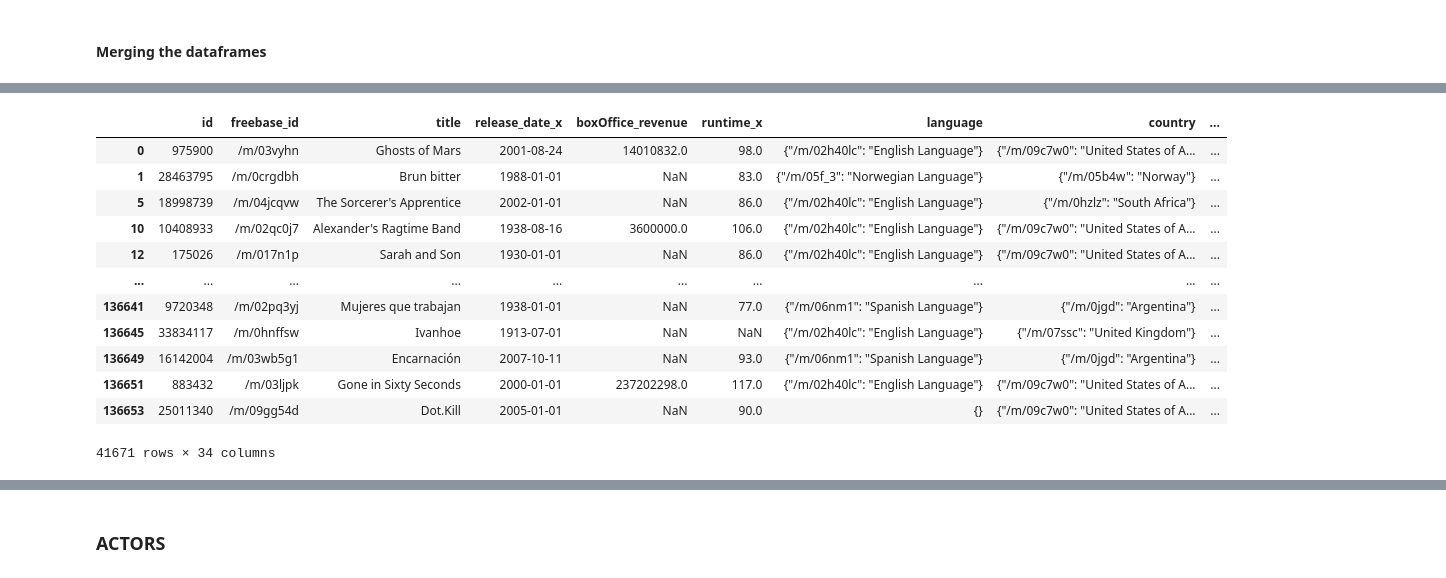
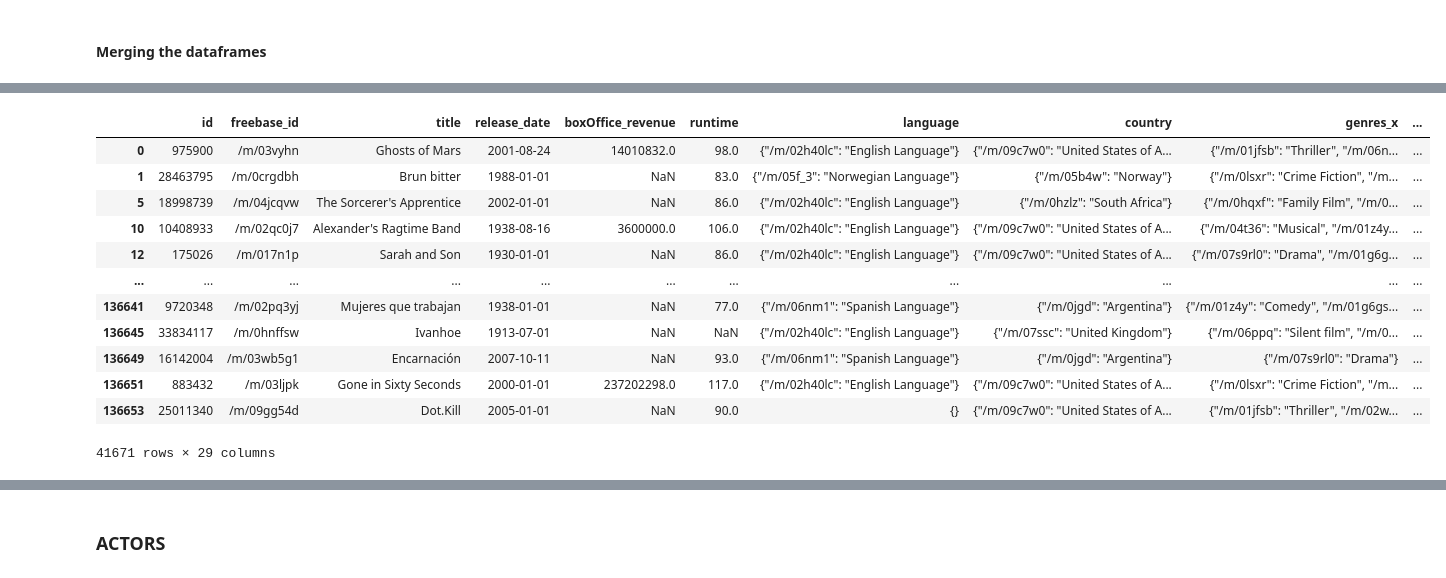
Before and after one commit to epfl-ada/ada-2023-project-cedars10452, a Jupyter notebook: Untitled.ipynb, the cells around one changed output, grey strips where cells are left out. Cells and saved outputs as stored; diff of their text form; code cells hidden in the pictures.

```diff
--- a/Untitled.ipynb
+++ b/Untitled.ipynb
@@ -340,28 +330,28 @@ ratings_df
 # %%
 # Merge CMU and IMDb datasets with the Kaggle dataset
 revenues_ratings_df = ratings_df.merge(
     kaggle_df,
     on='title',
     how='left'
 )
 
 # Tolerate at most 1 year difference
 revenues_ratings_df['releaseDiff2'] = (revenues_ratings_df['year_x'] - revenues_ratings_df['year_y']).abs()
 revenues_ratings_df = revenues_ratings_df[revenues_ratings_df['releaseDiff2'] <= 1]
-revenues_ratings_df  = revenues_ratings_df.drop(columns=['releaseDiff2','year_y'],axis=1)
-revenues_ratings_df.rename(columns={'year_x': "year"},inplace = True)
+revenues_ratings_df = revenues_ratings_df.drop(columns=['release_date_y','runtime_y','genres_y','runtimeMinutes','releaseDiff2','year_y'],axis=1)
+revenues_ratings_df.rename(columns={'year_x': "year",'genre_x': "genre", "release_date_x":"release_date","runtime_x":"runtime"},inplace = True)
 revenues_ratings_df
 # %% [output]
-|  | id | freebase_id | title | release_date_x | boxOffice_revenue | runtime_x | language | country | ... |
-| 0 | 975900 | /m/03vyhn | Ghosts of Mars | 2001-08-24 | 14010832.0 | 98.0 | {"/m/02h40lc": "English Language"} | {"/m/09c7w0": "United States of A... | ... |
-| 1 | 28463795 | /m/0crgdbh | Brun bitter | 1988-01-01 | NaN | 83.0 | {"/m/05f_3": "Norwegian Language"} | {"/m/05b4w": "Norway"} | ... |
-| 5 | 18998739 | /m/04jcqvw | The Sorcerer's Apprentice | 2002-01-01 | NaN | 86.0 | {"/m/02h40lc": "English Language"} | {"/m/0hzlz": "South Africa"} | ... |
-| 10 | 10408933 | /m/02qc0j7 | Alexander's Ragtime Band | 1938-08-16 | 3600000.0 | 106.0 | {"/m/02h40lc": "English Language"} | {"/m/09c7w0": "United States of A... | ... |
-| 12 | 175026 | /m/017n1p | Sarah and Son | 1930-01-01 | NaN | 86.0 | {"/m/02h40lc": "English Language"} | {"/m/09c7w0": "United States of A... | ... |
-| ... | ... | ... | ... | ... | ... | ... | ... | ... | ... |
-| 136641 | 9720348 | /m/02pq3yj | Mujeres que trabajan | 1938-01-01 | NaN | 77.0 | {"/m/06nm1": "Spanish Language"} | {"/m/0jgd": "Argentina"} | ... |
-| 136645 | 33834117 | /m/0hnffsw | Ivanhoe | 1913-07-01 | NaN | NaN | {"/m/02h40lc": "English Language"} | {"/m/07ssc": "United Kingdom"} | ... |
-| 136649 | 16142004 | /m/03wb5g1 | Encarnación | 2007-10-11 | NaN | 93.0 | {"/m/06nm1": "Spanish Language"} | {"/m/0jgd": "Argentina"} | ... |
-| 136651 | 883432 | /m/03ljpk | Gone in Sixty Seconds | 2000-01-01 | 237202298.0 | 117.0 | {"/m/02h40lc": "English Language"} | {"/m/09c7w0": "United States of A... | ... |
-| 136653 | 25011340 | /m/09gg54d | Dot.Kill | 2005-01-01 | NaN | 90.0 | {} | {"/m/09c7w0": "United States of A... | ... |
+|  | id | freebase_id | title | release_date | boxOffice_revenue | runtime | language | country | genres_x | ... |
+| 0 | 975900 | /m/03vyhn | Ghosts of Mars | 2001-08-24 | 14010832.0 | 98.0 | {"/m/02h40lc": "English Language"} | {"/m/09c7w0": "United States of A... | {"/m/01jfsb": "Thriller", "/m/06n... | ... |
+| 1 | 28463795 | /m/0crgdbh | Brun bitter | 1988-01-01 | NaN | 83.0 | {"/m/05f_3": "Norwegian Language"} | {"/m/05b4w": "Norway"} | {"/m/0lsxr": "Crime Fiction", "/m... | ... |
+| 5 | 18998739 | /m/04jcqvw | The Sorcerer's Apprentice | 2002-01-01 | NaN | 86.0 | {"/m/02h40lc": "English Language"} | {"/m/0hzlz": "South Africa"} | {"/m/0hqxf": "Family Film", "/m/0... | ... |
+| 10 | 10408933 | /m/02qc0j7 | Alexander's Ragtime Band | 1938-08-16 | 3600000.0 | 106.0 | {"/m/02h40lc": "English Language"} | {"/m/09c7w0": "United States of A... | {"/m/04t36": "Musical", "/m/01z4y... | ... |
+| 12 | 175026 | /m/017n1p | Sarah and Son | 1930-01-01 | NaN | 86.0 | {"/m/02h40lc": "English Language"} | {"/m/09c7w0": "United States of A... | {"/m/07s9rl0": "Drama", "/m/01g6g... | ... |
+| ... | ... | ... | ... | ... | ... | ... | ... | ... | ... | ... |
+| 136641 | 9720348 | /m/02pq3yj | Mujeres que trabajan | 1938-01-01 | NaN | 77.0 | {"/m/06nm1": "Spanish Language"} | {"/m/0jgd": "Argentina"} | {"/m/01z4y": "Comedy", "/m/01g6gs... | ... |
+| 136645 | 33834117 | /m/0hnffsw | Ivanhoe | 1913-07-01 | NaN | NaN | {"/m/02h40lc": "English Language"} | {"/m/07ssc": "United Kingdom"} | {"/m/06ppq": "Silent film", "/m/0... | ... |
+| 136649 | 16142004 | /m/03wb5g1 | Encarnación | 2007-10-11 | NaN | 93.0 | {"/m/06nm1": "Spanish Language"} | {"/m/0jgd": "Argentina"} | {"/m/07s9rl0": "Drama"} | ... |
+| 136651 | 883432 | /m/03ljpk | Gone in Sixty Seconds | 2000-01-01 | 237202298.0 | 117.0 | {"/m/02h40lc": "English Language"} | {"/m/09c7w0": "United States of A... | {"/m/0lsxr": "Crime Fiction", "/m... | ... |
+| 136653 | 25011340 | /m/09gg54d | Dot.Kill | 2005-01-01 | NaN | 90.0 | {} | {"/m/09c7w0": "United States of A... | {"/m/01jfsb": "Thriller", "/m/02w... | ... |
-41671 rows × 34 columns
+41671 rows × 29 columns
```
Also changed, not shown: parts of 159 cells of this notebook.
